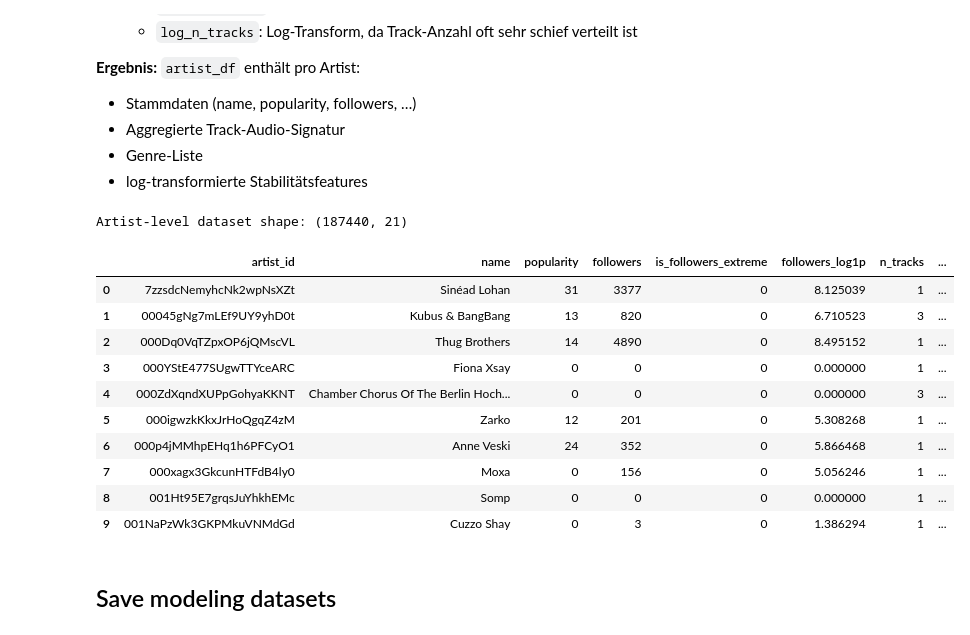
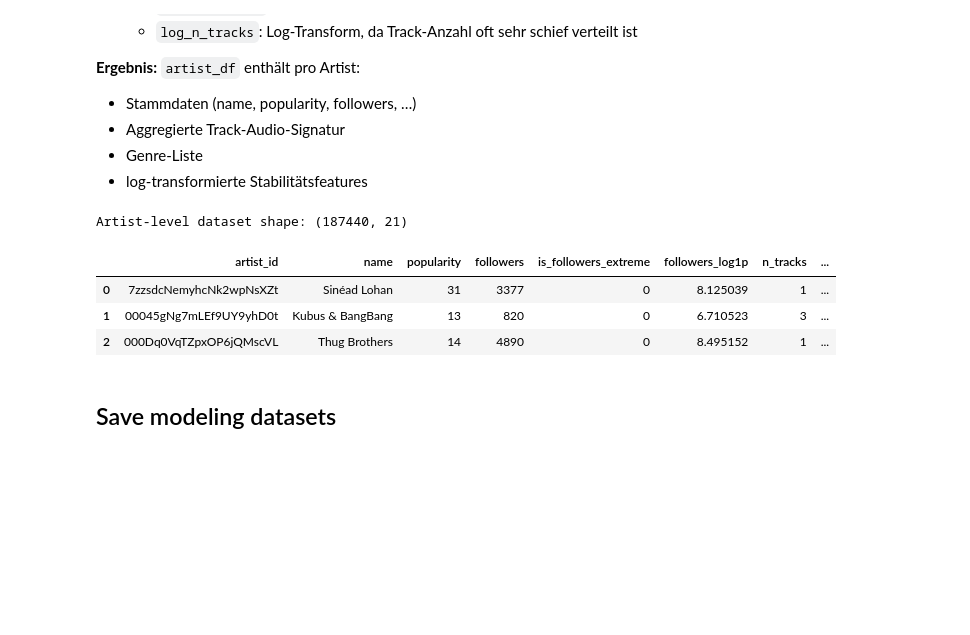
Before and after one commit to baldzhiyski/data-science-machine-learning-training, a Jupyter notebook: uni-course/spotify-data-project/notebooks/03_features_targets_and_modeling.ipynb, the cells around one changed output. Drawn from its saved outputs; the diff is of its cells as text; code cells hidden in the pictures; blank space fills up the shorter version.

```diff
--- a/uni-course/spotify-data-project/notebooks/03_features_targets_and_modeling.ipynb
+++ b/uni-course/spotify-data-project/notebooks/03_features_targets_and_modeling.ipynb
@@ -100,7 +100,7 @@ class Paths:
 
     modeling_dir: Path = Path("../data/processed/modeling") / SAMPLE_NAME
     models_dir: Path = Path("../data/models/baseline") / SAMPLE_NAME
-    reports_dir: Path = Path("../data/reports/03_target_and_features") / SAMPLE_NAME
+    reports_dir: Path = Path("../data/reports/baseline_models") / SAMPLE_NAME
 
 PATHS = Paths()
 for p in [PATHS.modeling_dir, PATHS.models_dir, PATHS.reports_dir]:
@@ -1271,41 +1250,34 @@ artist_df = artist_df.merge(artist_audio_agg, on="artist_id", how="left")
 # 3) Genres pro Artist anhängen (als Liste)
 # ------------------------------------------------------------
 # Warum?
 # - Genres sind in Spotify-Schemas typischerweise Artist-Level.
 # - Wir behalten sie als Liste für spätere Multi-Hot-Encodings (Top-K).
 artist_df = artist_df.merge(artist_to_genres, on="artist_id", how="left")
 
 # Sicherstellen, dass es echte Python-Listen sind (wichtig nach CSV Import)
 artist_df["artist_genres"] = ensure_list_column(col_or_na(artist_df, "artist_genres"))
 
 # ------------------------------------------------------------
 # 4) Feature Engineering: Log-Transforms für heavy-tailed Counts
 # ------------------------------------------------------------
 # Warum?
 # - followers ist extrem schief verteilt (einige Superstars, viele kleine Artists).
 # - n_tracks kann auch stark variieren.
 # - log1p macht Skalen stabiler und reduziert Ausreißer-Einfluss.
 artist_df["log_followers"] = log1p_numeric(col_or_na(artist_df, "followers"))
 artist_df["log_n_tracks"] = log1p_numeric(col_or_na(artist_df, "n_tracks"))
 
 # ------------------------------------------------------------
 # Debug / Sanity Check
 # ------------------------------------------------------------
 print("Artist-level dataset shape:", artist_df.shape)
-artist_df.head(10)
+artist_df.head(3)
 # %% [output]
 Artist-level dataset shape: (187440, 21)
 |  | artist_id | name | popularity | followers | is_followers_extreme | followers_log1p | n_tracks | ... |
 | 0 | 7zzsdcNemyhcNk2wpNsXZt | Sinéad Lohan | 31 | 3377 | 0 | 8.125039 | 1 | ... |
 | 1 | 00045gNg7mLEf9UY9yhD0t | Kubus & BangBang | 13 | 820 | 0 | 6.710523 | 3 | ... |
 | 2 | 000Dq0VqTZpxOP6jQMscVL | Thug Brothers | 14 | 4890 | 0 | 8.495152 | 1 | ... |
-| 3 | 000YStE477SUgwTTYceARC | Fiona Xsay | 0 | 0 | 0 | 0.000000 | 1 | ... |
-| 4 | 000ZdXqndXUPpGohyaKKNT | Chamber Chorus Of The Berlin Hoch... | 0 | 0 | 0 | 0.000000 | 3 | ... |
-| 5 | 000igwzkKkxJrHoQgqZ4zM | Zarko | 12 | 201 | 0 | 5.308268 | 1 | ... |
-| 6 | 000p4jMMhpEHq1h6PFCyO1 | Anne Veski | 24 | 352 | 0 | 5.866468 | 1 | ... |
-| 7 | 000xagx3GkcunHTFdB4ly0 | Moxa | 0 | 156 | 0 | 5.056246 | 1 | ... |
-| 8 | 001Ht95E7grqsJuYhkhEMc | Somp | 0 | 0 | 0 | 0.000000 | 1 | ... |
-| 9 | 001NaPzWk3GKPMkuVNMdGd | Cuzzo Shay | 0 | 3 | 0 | 1.386294 | 1 | ... |
 # %% [markdown]
 ## Save modeling datasets
 # %%
```
Also changed, not shown: parts of 50 cells of this notebook.
